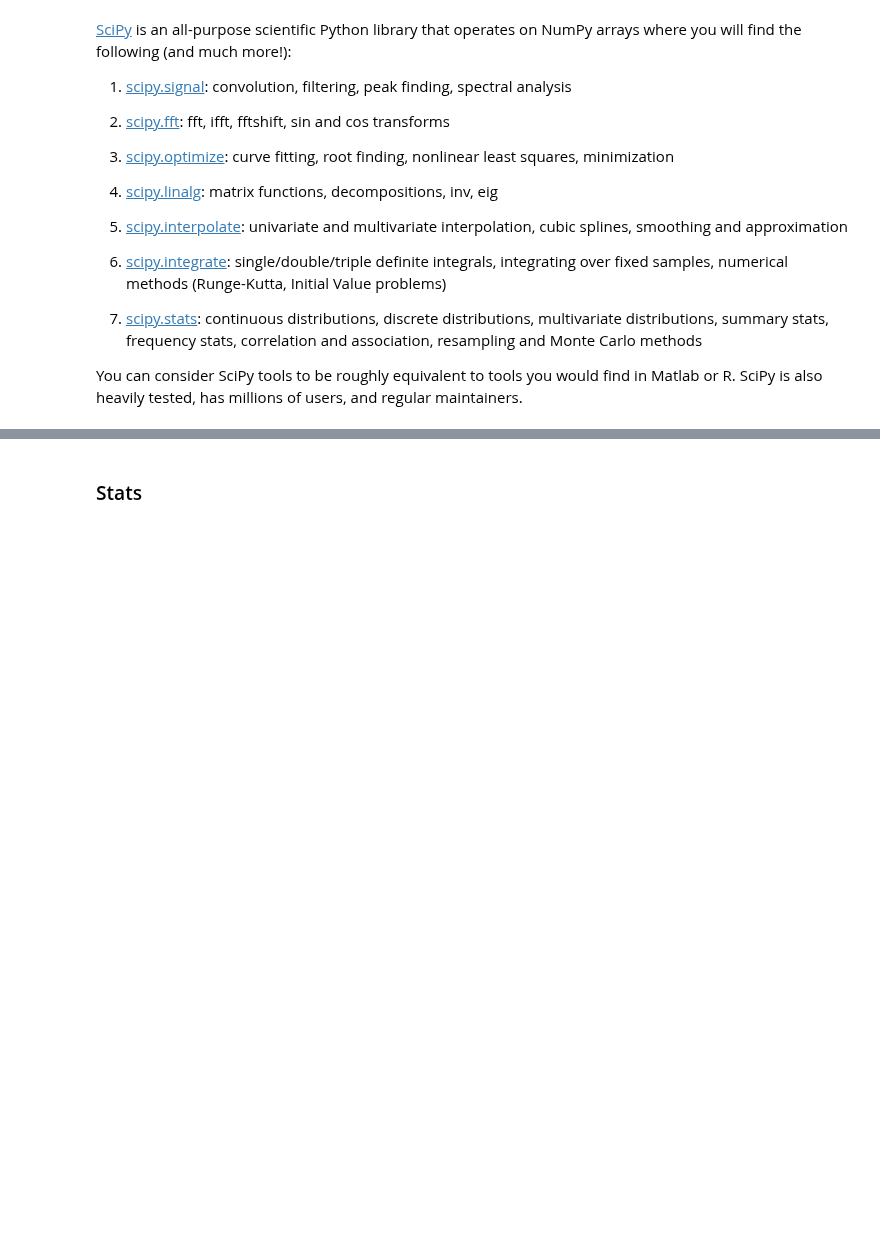
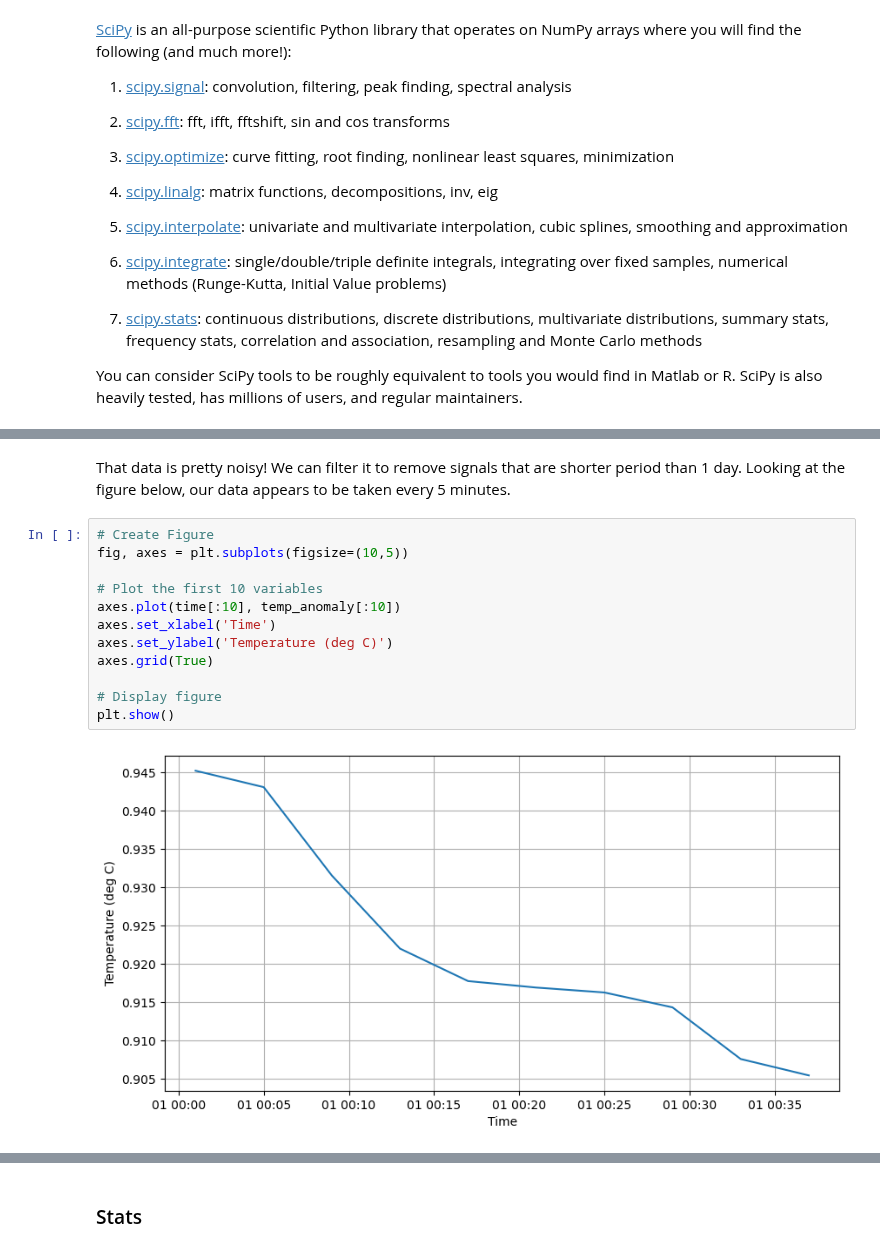
Before and after one commit to eldavenport/SIO-PythonEarthScience, a Jupyter notebook: docs/in_workshop/python_earth_science/scipy.ipynb, the cells around one changed output, grey strips where cells are left out. Saved outputs shown, nothing was run; the diff lists cells and outputs as text; blank space fills up the shorter version.

```diff
--- a/docs/in_workshop/python_earth_science/scipy.ipynb
+++ b/docs/in_workshop/python_earth_science/scipy.ipynb
@@ -59,0 +83,16 @@ Determinant: -2.0
+# %% [markdown]
+That data is pretty noisy! We can filter it to remove signals that are shorter period than 1 day. Looking at the figure below, our data appears to be taken every 5 minutes.
+# %%
+# Create Figure
+fig, axes = plt.subplots(figsize=(10,5))
+
+# Plot the first 10 variables
+axes.plot(time[:10], temp_anomaly[:10])
+axes.set_xlabel('Time')
+axes.set_ylabel('Temperature (deg C)')
+axes.grid(True)
+
+# Display figure
+plt.show()
+# %% [output]
+[figure, added]
```
Also changed, not shown: parts of 23 cells of this notebook, 1 other file.
